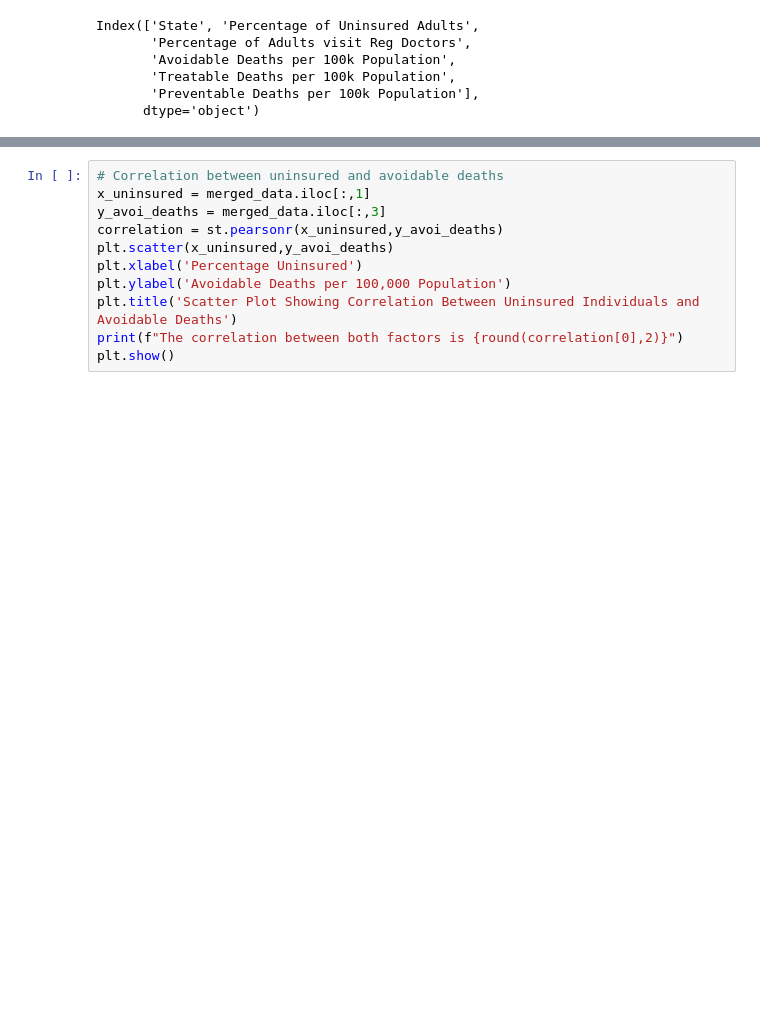
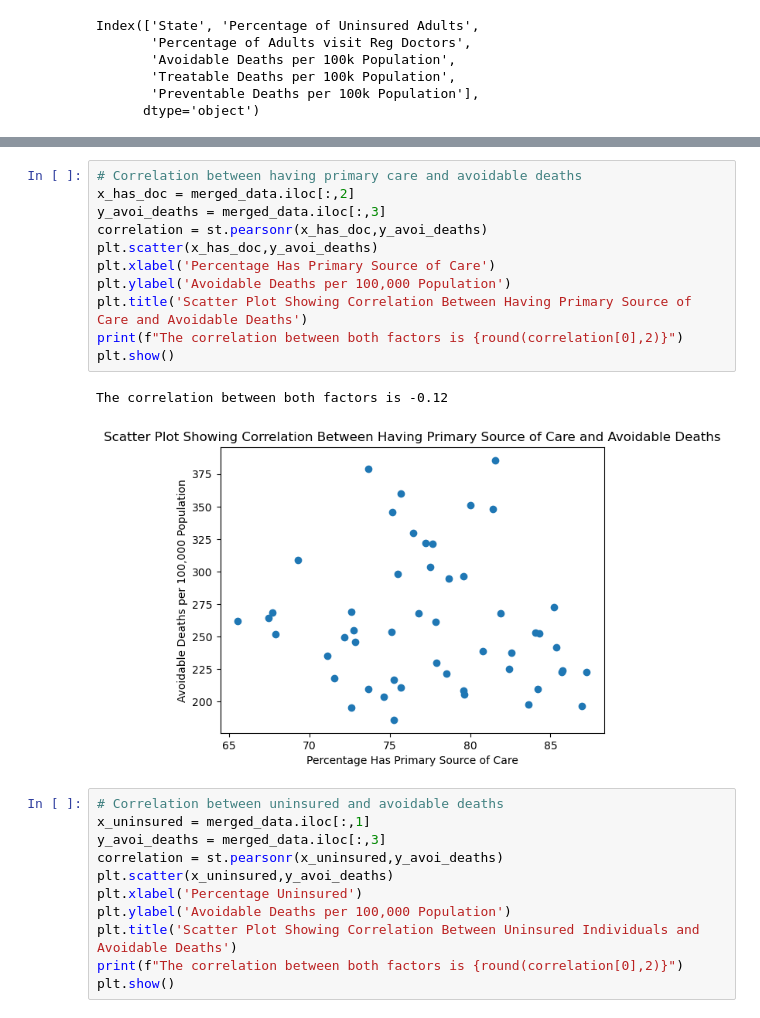
Before and after one commit to redpandata19/Project_1_Team_5, a Jupyter notebook: Data_Analysis.ipynb, the cells around one changed output, grey strips where cells are left out. Cells and saved outputs as stored; diff of their text form; blank space fills up the shorter version.

```diff
--- a/Data_Analysis.ipynb
+++ b/Data_Analysis.ipynb
@@ -268,3 +290,17 @@ merged_data.head(0)
+# %%
+# Correlation between having primary care and avoidable deaths
+x_has_doc = merged_data.iloc[:,2]
+y_avoi_deaths = merged_data.iloc[:,3]
+correlation = st.pearsonr(x_has_doc,y_avoi_deaths)
+plt.scatter(x_has_doc,y_avoi_deaths)
+plt.xlabel('Percentage Has Primary Source of Care')
+plt.ylabel('Avoidable Deaths per 100,000 Population')
+plt.title('Scatter Plot Showing Correlation Between Having Primary Source of Care and Avoidable Deaths')
+print(f"The correlation between both factors is {round(correlation[0],2)}")
+plt.show()
+# %% [output]
+The correlation between both factors is -0.12
+[figure, added]
 # %%
 # Correlation between uninsured and avoidable deaths
 x_uninsured = merged_data.iloc[:,1]
```
Also changed, not shown: parts of 8 cells of this notebook.
